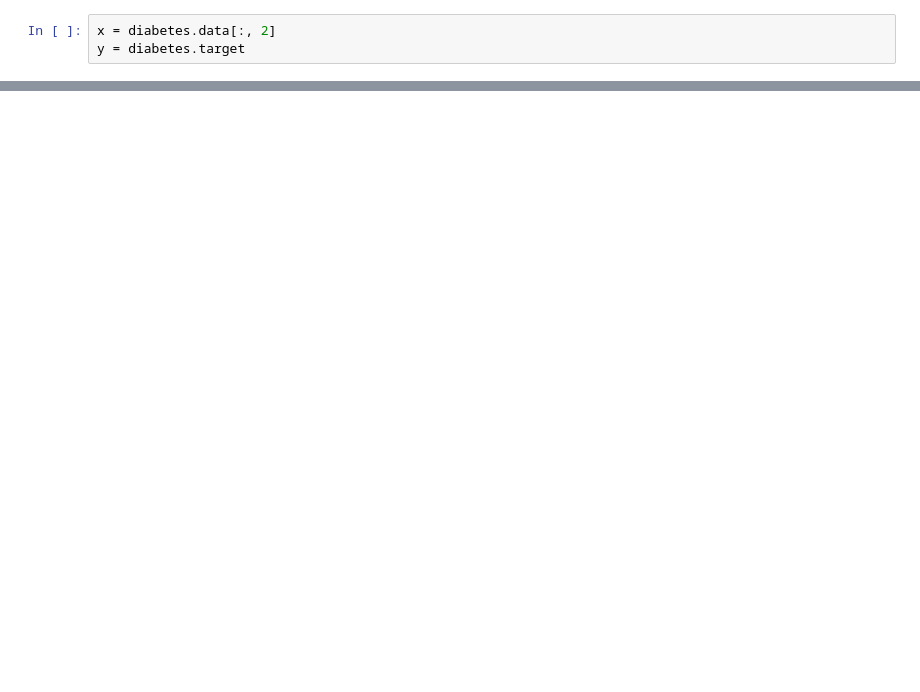
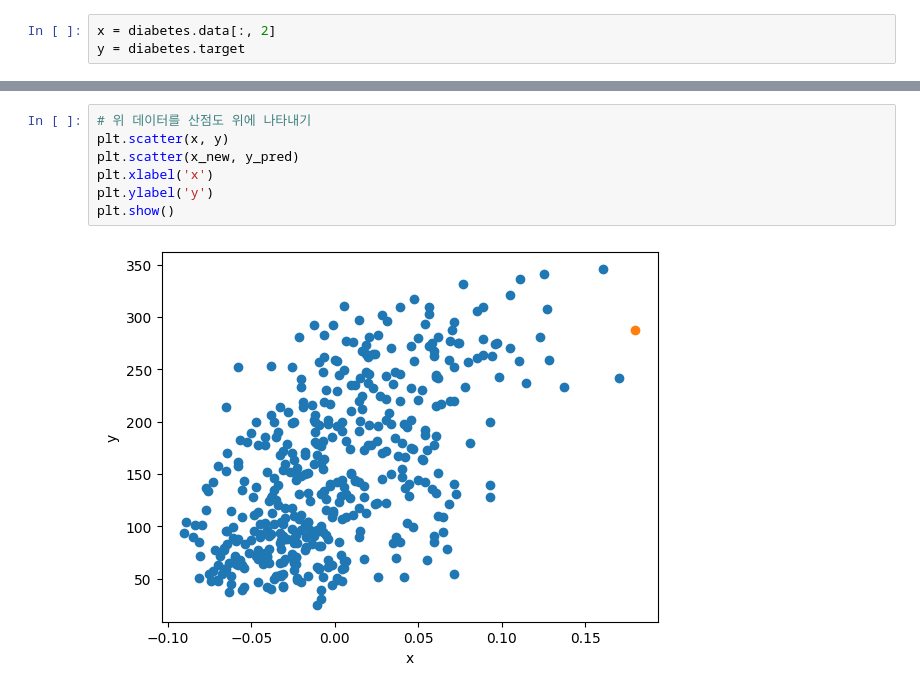
Before and after one commit to PSLeon24/LearnAI, a Jupyter notebook: Predict_Diabetes.ipynb, the cells around one changed output, grey strips where cells are left out. Drawn from its saved outputs; the diff is of its cells as text; blank space fills up the shorter version.

```diff
--- a/Predict_Diabetes.ipynb
+++ b/Predict_Diabetes.ipynb
@@ -68,0 +233,9 @@ y = diabetes.target
+# %%
+# 위 데이터를 산점도 위에 나타내기
+plt.scatter(x, y)
+plt.scatter(x_new, y_pred)
+plt.xlabel('x')
+plt.ylabel('y')
+plt.show()
+# %% [output]
+[figure, added]
```
Also changed, not shown: parts of 29 cells of this notebook.
